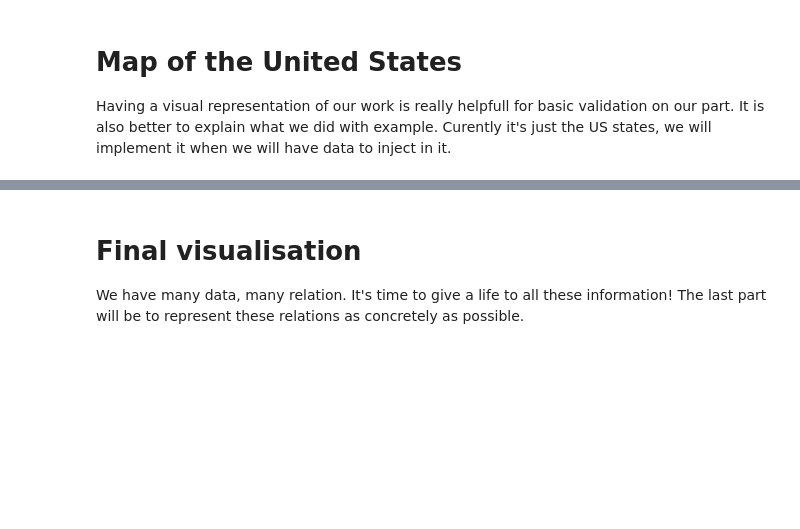
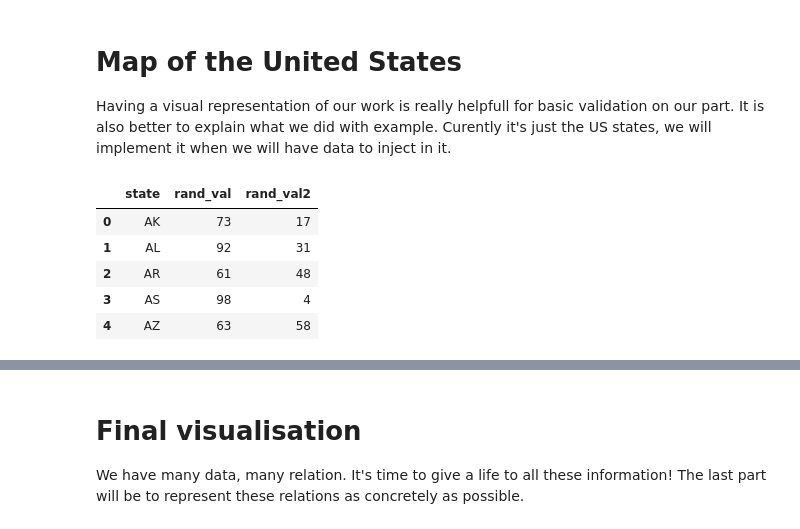
Before and after one commit to csbenz/ada, a Jupyter notebook: project/Project.ipynb, the cells around one changed output, grey strips where cells are left out. Cells and saved outputs as stored; diff of their text form; code cells hidden in the pictures; blank space fills up the shorter version.

```diff
--- a/project/Project.ipynb
+++ b/project/Project.ipynb
@@ -803,7 +818,16 @@ states_dict = {
 # %%
 states = list(states_dict.keys())
 
 state_df = pd.DataFrame({'state':states})
 state_df['rand_val'] = np.random.randint(1, 100, state_df.shape[0])
+state_df['rand_val2'] = np.random.randint(1, 100, state_df.shape[0])
+
 state_df.head()
+# %% [output]
+|  | state | rand_val | rand_val2 |
+| 0 | AK | 73 | 17 |
+| 1 | AL | 92 | 31 |
+| 2 | AR | 61 | 48 |
+| 3 | AS | 98 | 4 |
+| 4 | AZ | 63 | 58 |
 # %%
```
Also changed, not shown: parts of 19 cells of this notebook, 1 other file.
